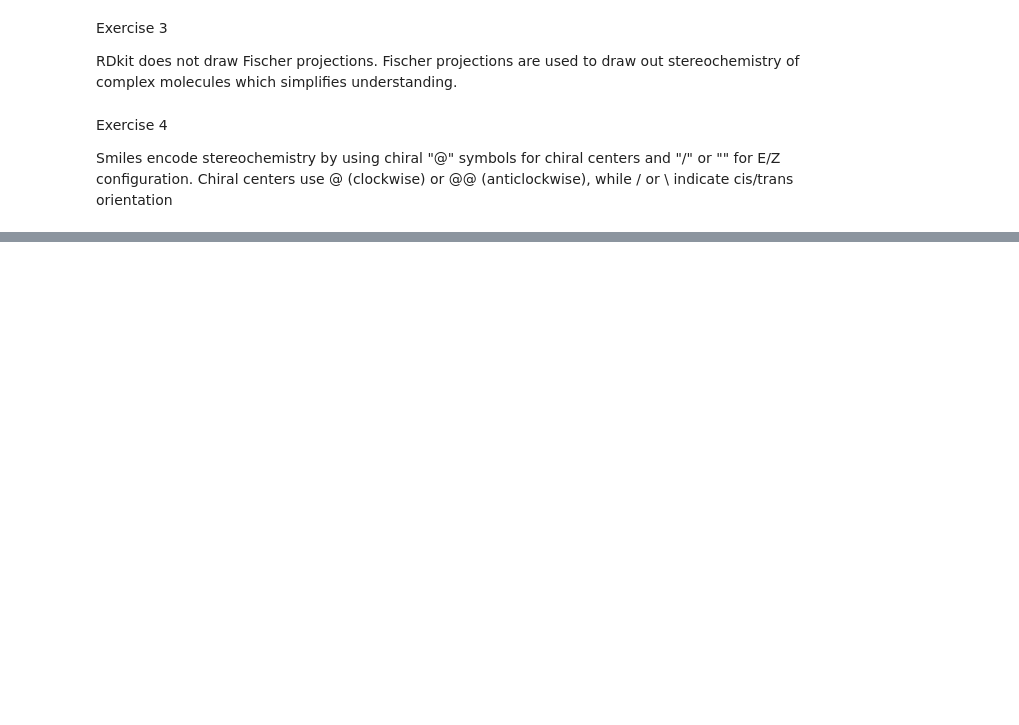
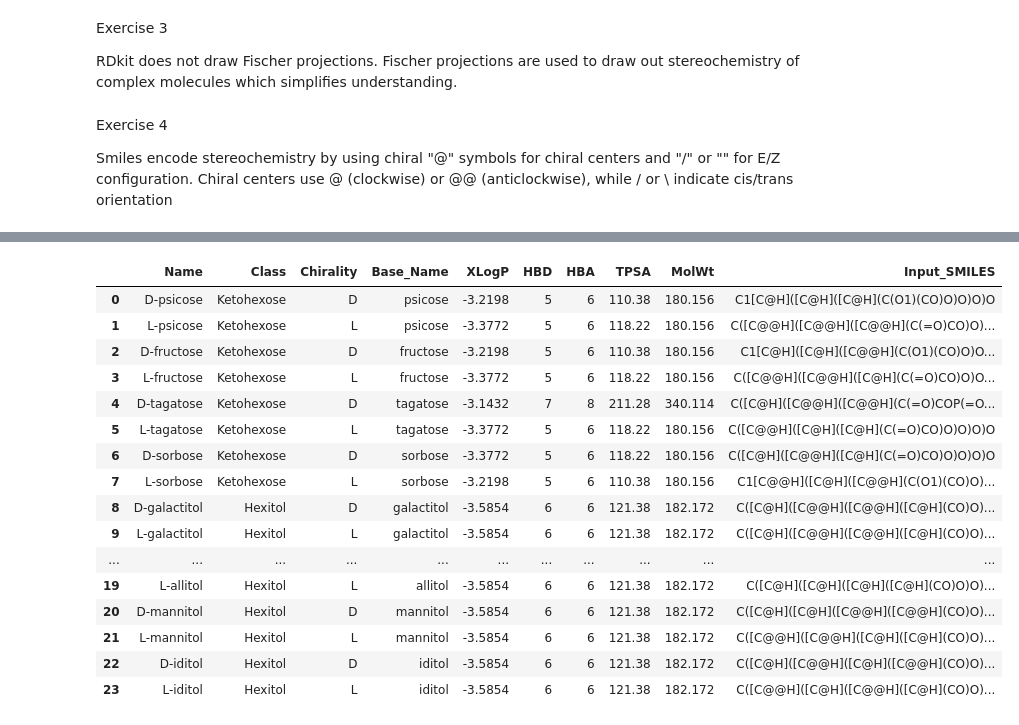
Before and after one commit to wiz124/chem169-git, a Jupyter notebook: Li_Harry_RID_012_code.ipynb, the cells around one changed output, grey strips where cells are left out. Drawn from its saved outputs; the diff is of its cells as text; code cells hidden in the pictures; blank space fills up the shorter version.

```diff
--- a/Li_Harry_RID_012_code.ipynb
+++ b/Li_Harry_RID_012_code.ipynb
@@ -203,0 +202,75 @@ L-glucitol: OC[C@@H](O)[C@@H](O)[C@H](O)[C@@H](O)CO
+# %%
+#Exercise 6
+def molecule_property(smiles):
+  mol = Chem.MolFromSmiles(smiles)
+  descriptors= {
+          'XLogP': Crippen.MolLogP(mol),
+          'HBD': Lipinski.NumHDonors(mol),
+          'HBA': Lipinski.NumHAcceptors(mol),
+          'TPSA': rdMolDescriptors.CalcTPSA(mol),
+          'MolWt': Descriptors.MolWt(mol)
+      }
+
+  return descriptors
+
+properties=[]
+for idx,row in df.iterrows():
+  props = molecule_property(row['SMILE'])
+
+  # Add molecule identifiers
+  props['Name'] = row['Name']
+  props['Class'] = row['Class']
+  props['Chirality'] = row['Name'][:1]
+  props['Base_Name'] = row['Name'][2:]
+  props['Input_SMILES'] = row['SMILE']
+  properties.append(props)
+
+df2=pd.DataFrame(properties)
+id_cols = ['Name', 'Class','Chirality', 'Base_Name']
+property_cols = ['XLogP', 'HBD', 'HBA', 'TPSA', 'MolWt']
+smiles_cols = ['Input_SMILES']
+
+df2 = df2[id_cols + property_cols + smiles_cols]
+print('properties')
+display(df2)
+
+d_molecules = df2[df2['Chirality'] == 'D'].set_index('Base_Name')
+l_molecules = df2[df2['Chirality'] == 'L'].set_index('Base_Name')
+
+# # Find common base names (molecules that have both D and L forms)
+common_bases = sorted(set(d_molecules.index) & set(l_molecules.index))
+
+# Compare properties for each D/L pair
+comparison_data = []
+
+for base_name in common_bases:
+    d_props = d_molecules.loc[base_name]
+    l_props = l_molecules.loc[base_name]
+
+    comparison = {
+        'Base_Name': base_name,
+        'Class': d_props['Class']
+    }
+
+    # Compare each numerical property
+    for prop in property_cols:
+        d_val = d_props[prop]
+        l_val = l_props[prop]
+
+        comparison[f'D_{prop}'] = d_val
+        comparison[f'L_{prop}'] = l_val
+        comparison[f'Diff_{prop}'] = abs(d_val - l_val)
+
+        # Check if values are identical (within floating point precision)
+        if isinstance(d_val, (int, float)) and isinstance(l_val, (int, float)):
+            comparison[f'Identical_{prop}'] = np.isclose(d_val, l_val, rtol=1e-9, atol=1e-12)
+        else:
+            comparison[f'Identical_{prop}'] = (d_val == l_val)
+
+    comparison_data.append(comparison)
+
+comparison_df = pd.DataFrame(comparison_data)
+print('='*80)
+print('Comparison Table')
+display(comparison_df)
+# %% [output]
@@ -203,0 +278,17 @@ L-glucitol: OC[C@@H](O)[C@@H](O)[C@H](O)[C@@H](O)CO
+|  | Name | Class | Chirality | Base_Name | XLogP | HBD | HBA | TPSA | MolWt | Input_SMILES |
+| 0 | D-psicose | Ketohexose | D | psicose | -3.2198 | 5 | 6 | 110.38 | 180.156 | C1[C@H]([C@H]([C@H](C(O1)(CO)O)O)O)O |
+| 1 | L-psicose | Ketohexose | L | psicose | -3.3772 | 5 | 6 | 118.22 | 180.156 | C([C@@H]([C@@H]([C@@H](C(=O)CO)O)... |
+| 2 | D-fructose | Ketohexose | D | fructose | -3.2198 | 5 | 6 | 110.38 | 180.156 | C1[C@H]([C@H]([C@@H](C(O1)(CO)O)O... |
+| 3 | L-fructose | Ketohexose | L | fructose | -3.3772 | 5 | 6 | 118.22 | 180.156 | C([C@@H]([C@@H]([C@H](C(=O)CO)O)O... |
+| 4 | D-tagatose | Ketohexose | D | tagatose | -3.1432 | 7 | 8 | 211.28 | 340.114 | C([C@H]([C@@H]([C@@H](C(=O)COP(=O... |
+| 5 | L-tagatose | Ketohexose | L | tagatose | -3.3772 | 5 | 6 | 118.22 | 180.156 | C([C@@H]([C@H]([C@H](C(=O)CO)O)O)O)O |
+| 6 | D-sorbose | Ketohexose | D | sorbose | -3.3772 | 5 | 6 | 118.22 | 180.156 | C([C@H]([C@@H]([C@H](C(=O)CO)O)O)O)O |
+| 7 | L-sorbose | Ketohexose | L | sorbose | -3.2198 | 5 | 6 | 110.38 | 180.156 | C1[C@@H]([C@H]([C@@H](C(O1)(CO)O)... |
+| 8 | D-galactitol | Hexitol | D | galactitol | -3.5854 | 6 | 6 | 121.38 | 182.172 | C([C@H]([C@@H]([C@@H]([C@H](CO)O)... |
+| 9 | L-galactitol | Hexitol | L | galactitol | -3.5854 | 6 | 6 | 121.38 | 182.172 | C([C@H]([C@@H]([C@@H]([C@H](CO)O)... |
+| ... | ... | ... | ... | ... | ... | ... | ... | ... | ... | ... |
+| 19 | L-allitol | Hexitol | L | allitol | -3.5854 | 6 | 6 | 121.38 | 182.172 | C([C@H]([C@H]([C@H]([C@H](CO)O)O)... |
+| 20 | D-mannitol | Hexitol | D | mannitol | -3.5854 | 6 | 6 | 121.38 | 182.172 | C([C@H]([C@H]([C@@H]([C@@H](CO)O)... |
+| 21 | L-mannitol | Hexitol | L | mannitol | -3.5854 | 6 | 6 | 121.38 | 182.172 | C([C@@H]([C@@H]([C@H]([C@H](CO)O)... |
+| 22 | D-iditol | Hexitol | D | iditol | -3.5854 | 6 | 6 | 121.38 | 182.172 | C([C@H]([C@@H]([C@H]([C@@H](CO)O)... |
+| 23 | L-iditol | Hexitol | L | iditol | -3.5854 | 6 | 6 | 121.38 | 182.172 | C([C@@H]([C@H]([C@@H]([C@H](CO)O)... |
```
Also changed, not shown: parts of 4 cells of this notebook.
